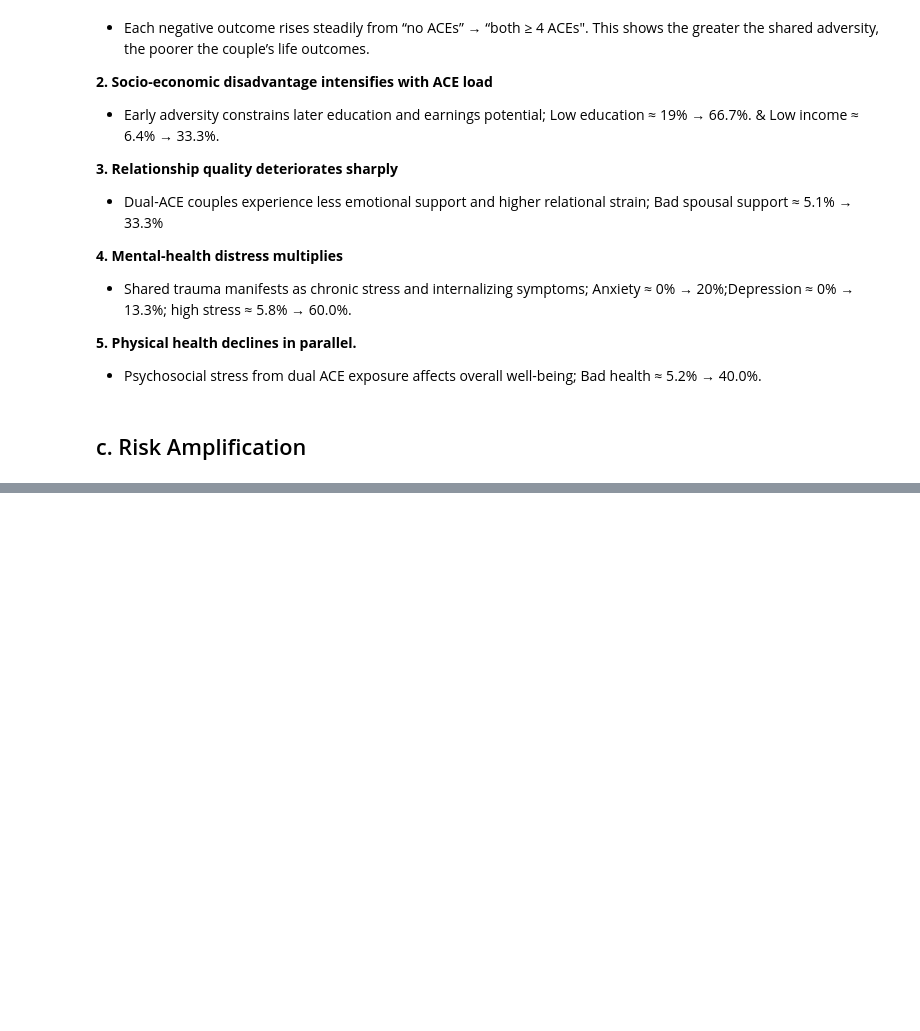
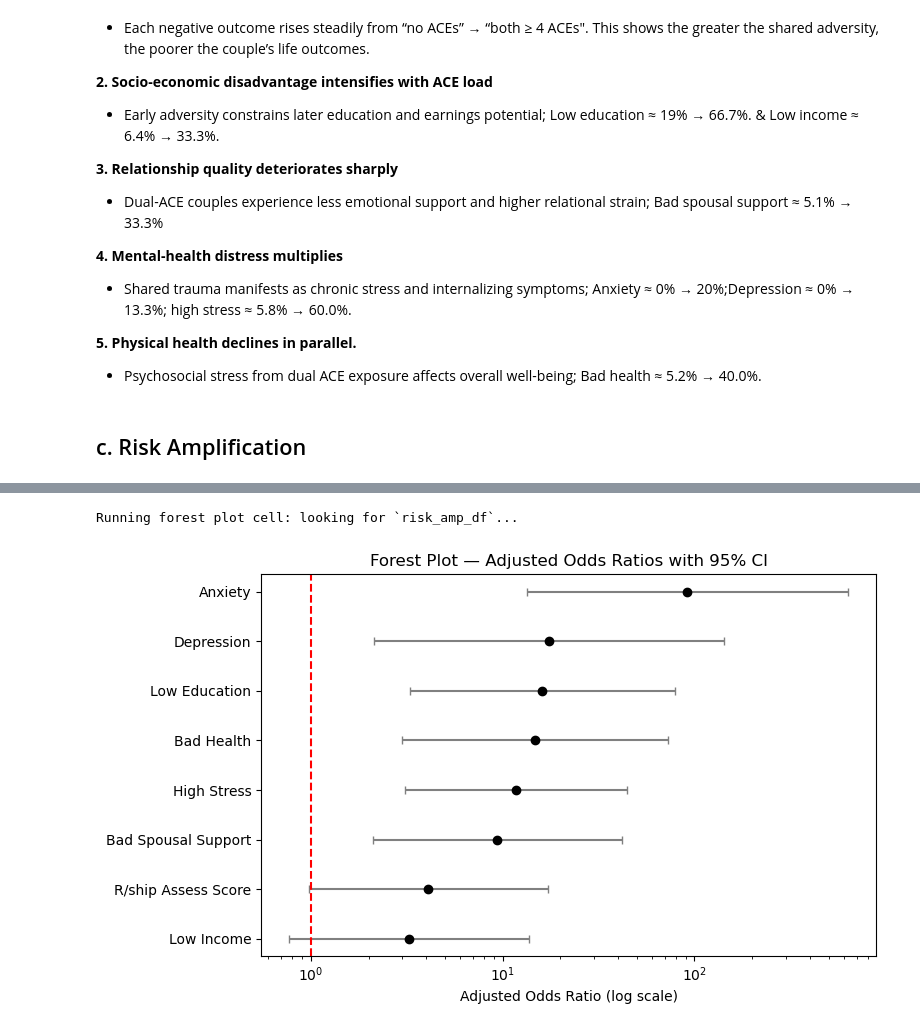
Before and after one commit to Nash-254/ACEs-and-Partner-Relationships, a Jupyter notebook: notebooks/ACEs_and_Partner_Relationships_notebook.ipynb, the cells around one changed output, grey strips where cells are left out. Saved outputs shown, nothing was run; the diff lists cells and outputs as text; code cells hidden in the pictures; blank space fills up the shorter version.

```diff
--- a/notebooks/ACEs_and_Partner_Relationships_notebook.ipynb
+++ b/notebooks/ACEs_and_Partner_Relationships_notebook.ipynb
@@ -161,0 +244,61 @@ plt.show()
+# %%
+# === FOREST PLOT CELL (inserted) ===
+# Plots adjusted odds ratios with 95% CI from `risk_amp_df` (run the regression query cell above first)
+import matplotlib.pyplot as plt
+import numpy as np
+import pandas as pd
+
+print('Running forest plot cell: looking for `risk_amp_df`...')
+if 'risk_amp_df' in globals():
+    df_forest = risk_amp_df.copy()
+else:
+    raise NameError('`risk_amp_df` not found. Run the regression query cell (above) first to populate `risk_amp_df`.')
+
+# Expected columns: outcome, or_value/adjusted_odds_ratio, ci_low, ci_high
+col_candidates = ['or_value','adjusted_odds_ratio','aor_value']
+or_col = next((c for c in col_candidates if c in df_forest.columns), None)
+if or_col is None:
+    raise ValueError('No odds-ratio column found. Expected one of: ' + ','.join(col_candidates))
+
+# Normalize columns
+df_forest['or'] = pd.to_numeric(df_forest[or_col], errors='coerce')
+for c in ['ci_low','ci_high']:
+    if c not in df_forest.columns:
+        df_forest[c] = np.nan
+    else:
+        df_forest[c] = pd.to_numeric(df_forest[c], errors='coerce')
+
+# Drop rows without OR
+df_forest = df_forest.dropna(subset=['or']).reset_index(drop=True)
+
+# If ci values missing, estimate symmetric CIs (10%) for plotting only
+missing_ci = df_forest['ci_low'].isna() | df_forest['ci_high'].isna()
+if missing_ci.any():
+    est_err = df_forest.loc[missing_ci, 'or'] * 0.1
+    df_forest.loc[missing_ci, 'ci_low'] = df_forest.loc[missing_ci, 'or'] - est_err
+    df_forest.loc[missing_ci, 'ci_high'] = df_forest.loc[missing_ci, 'or'] + est_err
+
+# Sort by OR descending for display
+df_forest = df_forest.sort_values('or', ascending=False)
+
+labels = df_forest['outcome'].astype(str) if 'outcome' in df_forest.columns else df_forest.index.astype(str)
+ors = df_forest['or'].values
+lower = df_forest['ci_low'].values
+upper = df_forest['ci_high'].values
+
+# Plot
+fig, ax = plt.subplots(figsize=(8, max(4, len(labels)*0.6)))
+# Horizontal errorbars; use log scale for x-axis
+ax.set_xscale('log')
+ax.errorbar(x=ors, y=np.arange(len(ors)), xerr=[ors - lower, upper - ors], fmt='o', color='black', ecolor='gray', capsize=3)
+ax.set_yticks(np.arange(len(labels)))
+ax.set_yticklabels(labels)
+ax.axvline(1.0, color='red', linestyle='--')
+ax.set_xlabel('Adjusted Odds Ratio (log scale)')
+ax.set_title('Forest Plot — Adjusted Odds Ratios with 95% CI')
+plt.gca().invert_yaxis()
+plt.tight_layout()
+plt.show()
+# %% [output]
+Running forest plot cell: looking for `risk_amp_df`...
+[figure, added]
```
Also changed, not shown: parts of 8 cells of this notebook, 2 other files.
